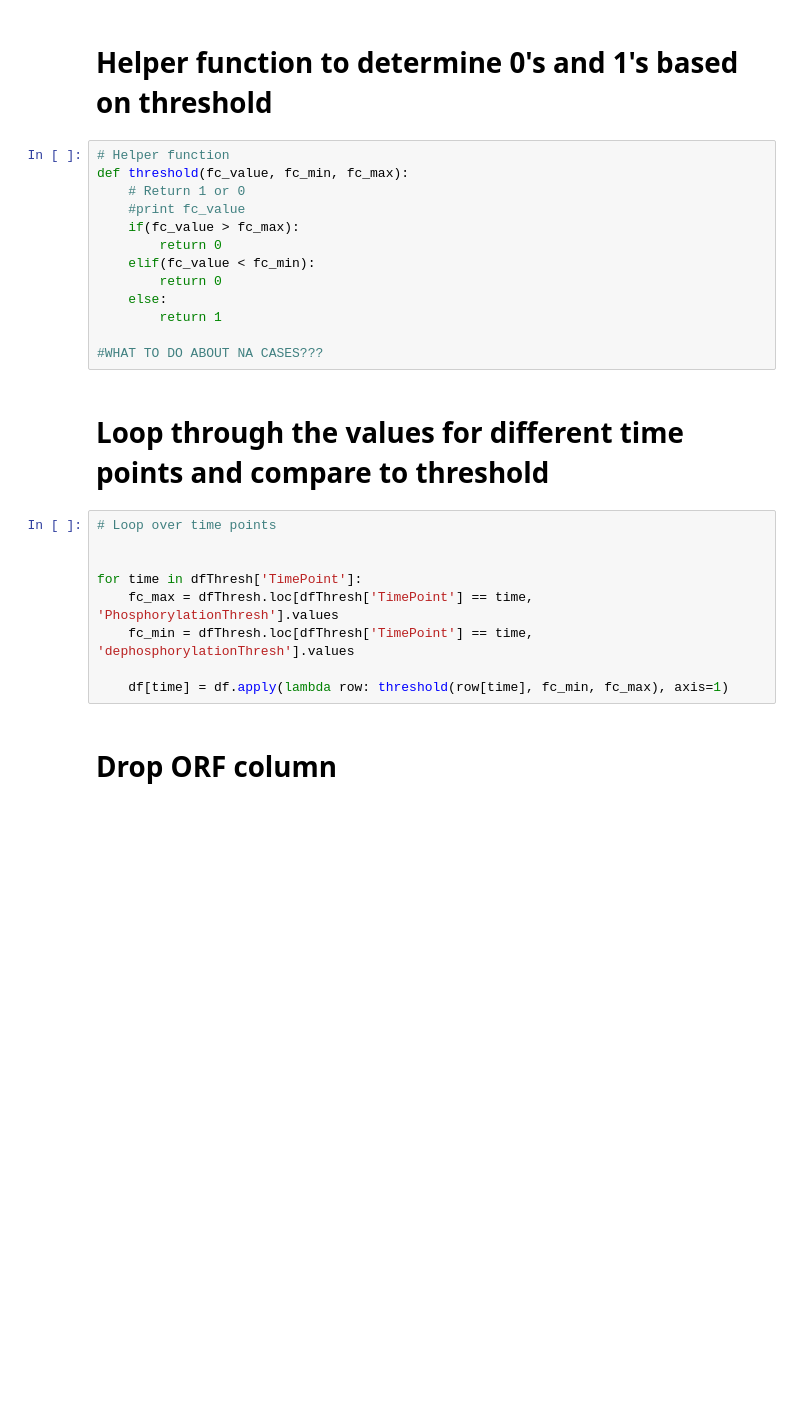
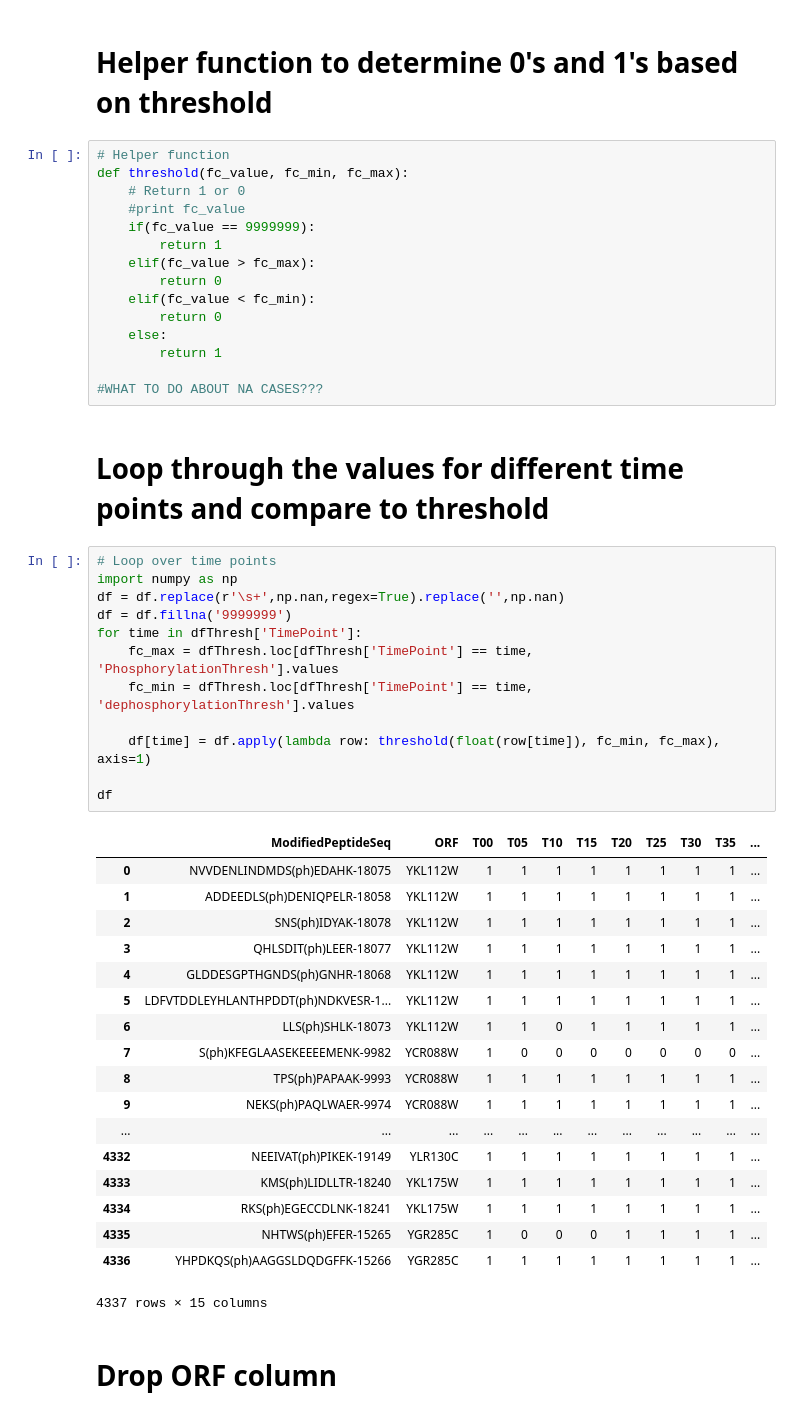
Before and after one commit to gitter-lab/osmotic-stress, a Jupyter notebook: Notebooks/ApplyThresholds/Thresholds.ipynb, the cells around one changed output. Saved outputs shown, nothing was run; the diff lists cells and outputs as text; blank space fills up the shorter version.

```diff
--- a/Notebooks/ApplyThresholds/Thresholds.ipynb
+++ b/Notebooks/ApplyThresholds/Thresholds.ipynb
@@ -156,7 +154,9 @@ Name: T00, dtype: float64
 def threshold(fc_value, fc_min, fc_max):
     # Return 1 or 0
     #print fc_value
-    if(fc_value > fc_max):
+    if(fc_value == 9999999):
+        return 1
+    elif(fc_value > fc_max):
         return 0
     elif(fc_value < fc_min):
         return 0
@@ -168,13 +168,35 @@ def threshold(fc_value, fc_min, fc_max):
 # Loop through the values for different time points and compare to threshold
 # %%
 # Loop over time points
-
-
+import numpy as np
+df = df.replace(r'\s+',np.nan,regex=True).replace('',np.nan)
+df = df.fillna('9999999')
 for time in dfThresh['TimePoint']:
     fc_max = dfThresh.loc[dfThresh['TimePoint'] == time, 'PhosphorylationThresh'].values
     fc_min = dfThresh.loc[dfThresh['TimePoint'] == time, 'dephosphorylationThresh'].values
 
-    df[time] = df.apply(lambda row: threshold(row[time], fc_min, fc_max), axis=1)
+    df[time] = df.apply(lambda row: threshold(float(row[time]), fc_min, fc_max), axis=1)
+
+df
+# %% [output]
+|  | ModifiedPeptideSeq | ORF | T00 | T05 | T10 | T15 | T20 | T25 | T30 | T35 | ... |
+| 0 | NVVDENLINDMDS(ph)EDAHK-18075 | YKL112W | 1 | 1 | 1 | 1 | 1 | 1 | 1 | 1 | ... |
+| 1 | ADDEEDLS(ph)DENIQPELR-18058 | YKL112W | 1 | 1 | 1 | 1 | 1 | 1 | 1 | 1 | ... |
+| 2 | SNS(ph)IDYAK-18078 | YKL112W | 1 | 1 | 1 | 1 | 1 | 1 | 1 | 1 | ... |
+| 3 | QHLSDIT(ph)LEER-18077 | YKL112W | 1 | 1 | 1 | 1 | 1 | 1 | 1 | 1 | ... |
+| 4 | GLDDESGPTHGNDS(ph)GNHR-18068 | YKL112W | 1 | 1 | 1 | 1 | 1 | 1 | 1 | 1 | ... |
+| 5 | LDFVTDDLEYHLANTHPDDT(ph)NDKVESR-1... | YKL112W | 1 | 1 | 1 | 1 | 1 | 1 | 1 | 1 | ... |
+| 6 | LLS(ph)SHLK-18073 | YKL112W | 1 | 1 | 0 | 1 | 1 | 1 | 1 | 1 | ... |
+| 7 | S(ph)KFEGLAASEKEEEEMENK-9982 | YCR088W | 1 | 0 | 0 | 0 | 0 | 0 | 0 | 0 | ... |
+| 8 | TPS(ph)PAPAAK-9993 | YCR088W | 1 | 1 | 1 | 1 | 1 | 1 | 1 | 1 | ... |
+| 9 | NEKS(ph)PAQLWAER-9974 | YCR088W | 1 | 1 | 1 | 1 | 1 | 1 | 1 | 1 | ... |
+| ... | ... | ... | ... | ... | ... | ... | ... | ... | ... | ... | ... |
+| 4332 | NEEIVAT(ph)PIKEK-19149 | YLR130C | 1 | 1 | 1 | 1 | 1 | 1 | 1 | 1 | ... |
+| 4333 | KMS(ph)LIDLLTR-18240 | YKL175W | 1 | 1 | 1 | 1 | 1 | 1 | 1 | 1 | ... |
+| 4334 | RKS(ph)EGECCDLNK-18241 | YKL175W | 1 | 1 | 1 | 1 | 1 | 1 | 1 | 1 | ... |
+| 4335 | NHTWS(ph)EFER-15265 | YGR285C | 1 | 0 | 0 | 0 | 1 | 1 | 1 | 1 | ... |
+| 4336 | YHPDKQS(ph)AAGGSLDQDGFFK-15266 | YGR285C | 1 | 1 | 1 | 1 | 1 | 1 | 1 | 1 | ... |
+4337 rows × 15 columns
 # %% [markdown]
 # Drop ORF column
 # %%
```
Also changed, not shown: parts of 3 cells of this notebook.
